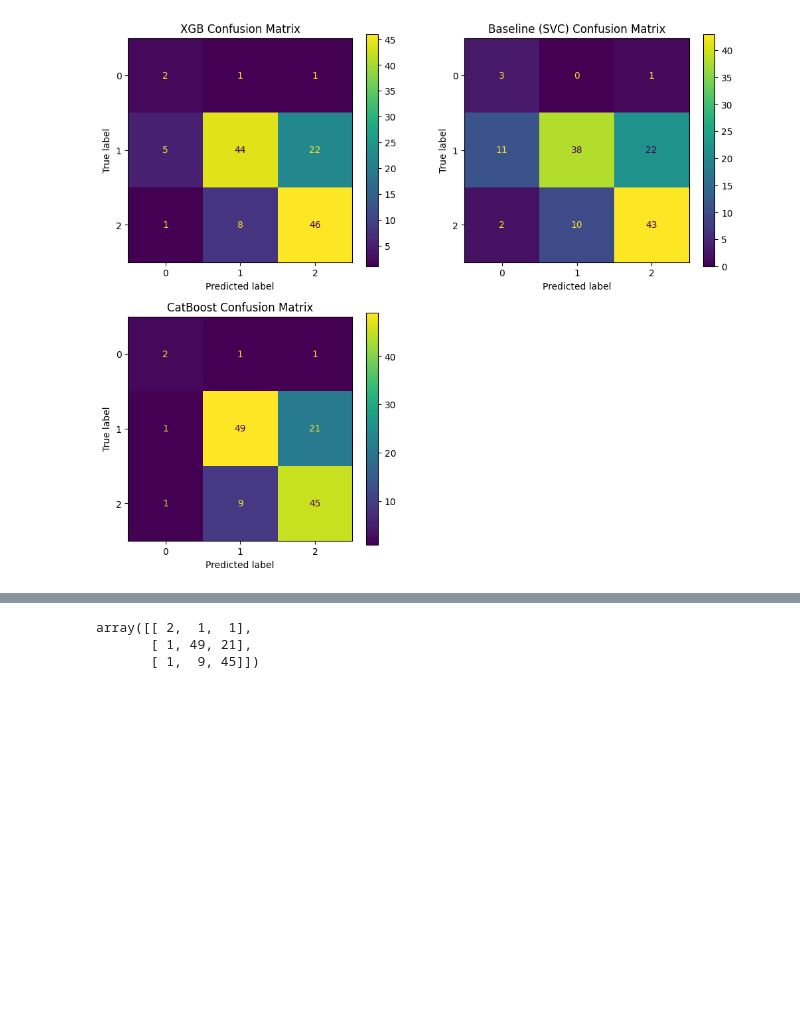
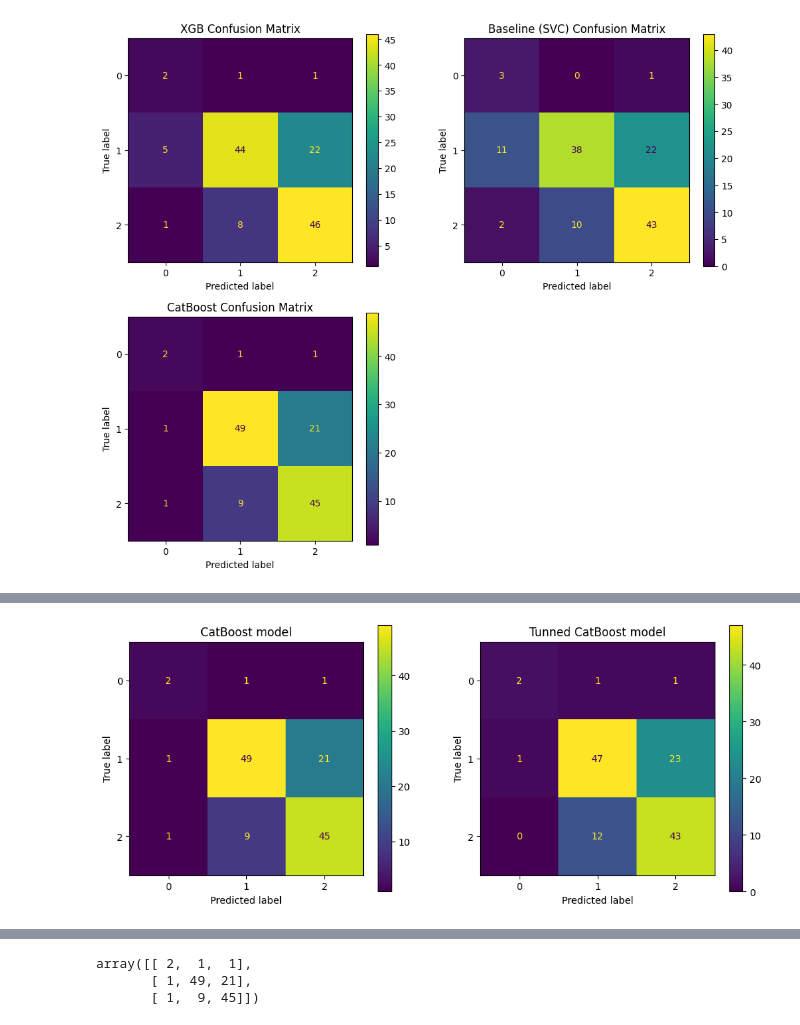
Before and after one commit to Car1LL/Student-Performance-Prediction, a Jupyter notebook: notebooks/02_Modeling.ipynb, the cells around one changed output, grey strips where cells are left out. Saved outputs shown, nothing was run; the diff lists cells and outputs as text; code cells hidden in the pictures; blank space fills up the shorter version.

Commit message:
CatBoost hyperparameter tuning

```diff
--- a/notebooks/02_Modeling.ipynb
+++ b/notebooks/02_Modeling.ipynb
@@ -625,0 +700,4 @@ At this stage, CatBoost can be considered the most stable and promising candidat
+# %%
+y_pred = catboost_model.predict(test_pool)
+
+print(classification_report(y_true=y_test, y_pred=y_pred))
@@ -625,0 +714,16 @@ At this stage, CatBoost can be considered the most stable and promising candidat
+# %%
+catboost_tunned_cm = confusion_matrix(y_true=y_test, y_pred=y_pred)
+
+fig, axes = plt.subplots(nrows=1, ncols=2, figsize=(12, 5))
+
+axes = axes.flatten()
+
+ConfusionMatrixDisplay(catboost_cm).plot(ax=axes[0])
+ConfusionMatrixDisplay(catboost_tunned_cm).plot(ax=axes[1])
+
+axes[0].set_title("CatBoost model")
+axes[1].set_title("Tunned CatBoost model")
+
+plt.show()
+# %% [output]
+[figure, added]
```
Also changed, not shown: parts of 12 cells of this notebook.
